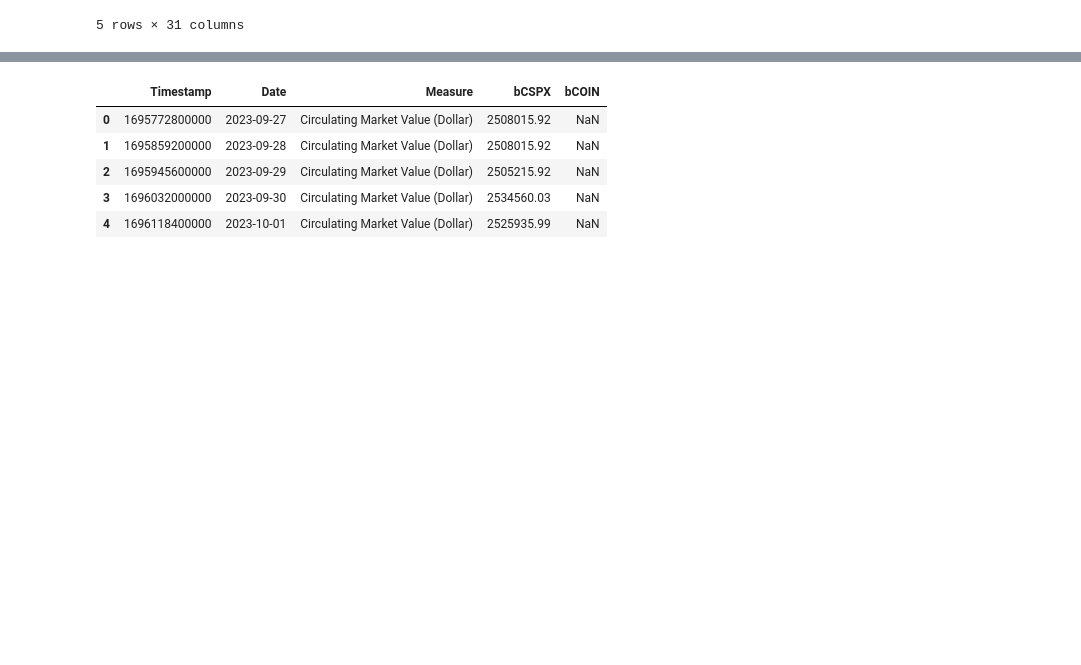
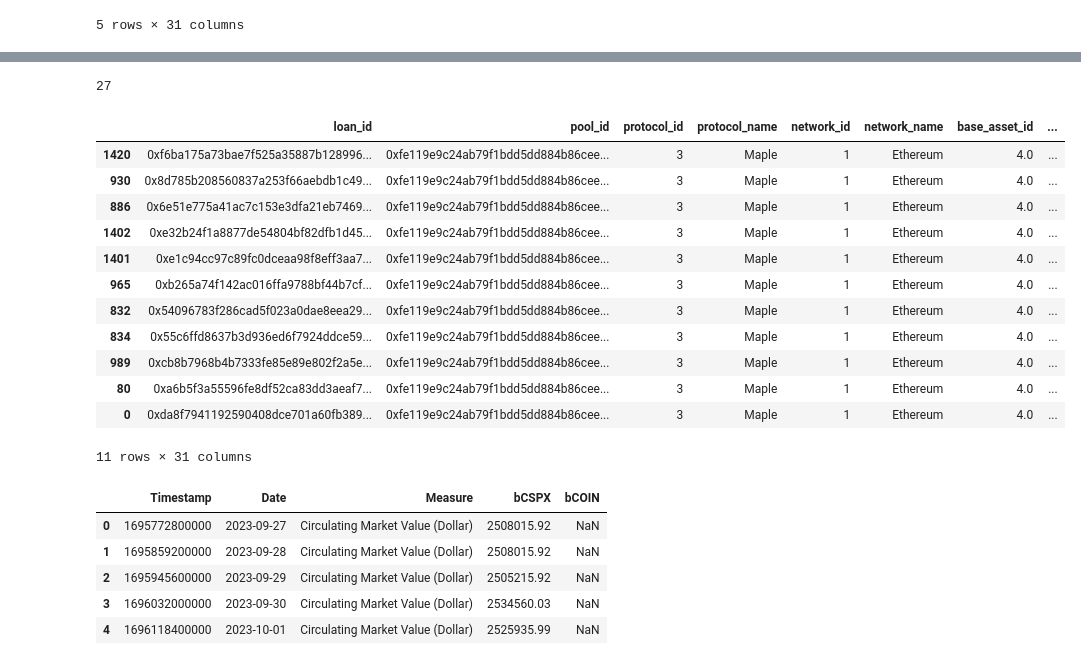
Before and after one commit to robo-advisor-lab/optimizer-dApp, a Jupyter notebook: notebooks/eda.ipynb, the cells around one changed output, grey strips where cells are left out. Drawn from its saved outputs; the diff is of its cells as text; code cells hidden in the pictures; blank space fills up the shorter version.

```diff
--- a/notebooks/eda.ipynb
+++ b/notebooks/eda.ipynb
@@ -197,6 +197,12 @@ rwa_credit_df.head()
 | 2 | 1603152000000 | 2020-10-20 | Outstanding Capital (Dollar) | NaN | NaN | NaN | NaN | NaN | NaN |
 | 3 | 1603238400000 | 2020-10-21 | Outstanding Capital (Dollar) | NaN | NaN | NaN | NaN | NaN | NaN |
 | 4 | 1603324800000 | 2020-10-22 | Outstanding Capital (Dollar) | 53107.91 | NaN | NaN | NaN | NaN | NaN |
+# %%
+rwa_pools_path = '../data/rwa_credit_pools.csv'
+rwa_pools_df = pd.read_csv(rwa_pools_path)
+rwa_pools_df.head()
+
+rwa_pools_df = rwa_pools_df[['pool_id','pool_name']]
 # %%
 rwa_loans_path = '../data/rwa_private_loans.csv'
 rwa_loans_df = pd.read_csv(rwa_loans_path)
@@ -209,3 +215,5 @@ rwa_loans_df.head()
 | 3 | 0x29356f80d6016583c03991cda7dd422... | 0xe9d33286f0e37f517b1204aa6da0855... | 3 | Maple | 1 | Ethereum | 4.0 | ... |
 | 4 | 0x2466f80f4743825fff87e07e43a69b4... | 0xc1dd3f011290f212227170f0d02f511... | 3 | Maple | 1 | Ethereum | 4.0 | ... |
 5 rows × 31 columns
+# %%
+rwa_loans_df = rwa_loans_df.merge(rwa_pools_df, how='left', on='pool_id')
@@ -211,0 +236,13 @@ rwa_loans_df.head()
+# %%
+rwa_loans_df['term_start_timestamp'] = pd.to_datetime(rwa_loans_df['term_start_timestamp'])
+rwa_loans_df['term_end_timestamp'] = pd.to_datetime(rwa_loans_df['term_end_timestamp'])
+
+# Calculate the duration of each loan in years
+rwa_loans_df['loan_duration_years'] = (rwa_loans_df['term_end_timestamp'] - rwa_loans_df['term_start_timestamp']).dt.days / 365.25
+
+# Convert base_interest_rate from percentage to a decimal
+rwa_loans_df['base_interest_rate_decimal'] = rwa_loans_df['base_interest_rate'] / 100
+
+# Calculate the normalized cumulative return for each loan
+rwa_loans_df['normalized_cumulative_return'] = (1 + rwa_loans_df['base_interest_rate_decimal']) ** rwa_loans_df['loan_duration_years']
+rwa_loans_df['cumulative_return'] = rwa_loans_df['normalized_cumulative_return'] - 1
@@ -212,3 +265,24 @@ rwa_loans_df.head()
+# %%
+rwa_loans_df['pool_name'].isna().sum()
+# %% [output]
+27
+# %%
+rwa_loans_df.columns
+rwa_loans_df[rwa_loans_df['pool_id']=='0xfe119e9c24ab79f1bdd5dd884b86ceea2ee75d92'].sort_values(by='funding_open_timestamp')
+# %% [output]
+|  | loan_id | pool_id | protocol_id | protocol_name | network_id | network_name | base_asset_id | ... |
+| 1420 | 0xf6ba175a73bae7f525a35887b128996... | 0xfe119e9c24ab79f1bdd5dd884b86cee... | 3 | Maple | 1 | Ethereum | 4.0 | ... |
+| 930 | 0x8d785b208560837a253f66aebdb1c49... | 0xfe119e9c24ab79f1bdd5dd884b86cee... | 3 | Maple | 1 | Ethereum | 4.0 | ... |
+| 886 | 0x6e51e775a41ac7c153e3dfa21eb7469... | 0xfe119e9c24ab79f1bdd5dd884b86cee... | 3 | Maple | 1 | Ethereum | 4.0 | ... |
+| 1402 | 0xe32b24f1a8877de54804bf82dfb1d45... | 0xfe119e9c24ab79f1bdd5dd884b86cee... | 3 | Maple | 1 | Ethereum | 4.0 | ... |
+| 1401 | 0xe1c94cc97c89fc0dceaa98f8eff3aa7... | 0xfe119e9c24ab79f1bdd5dd884b86cee... | 3 | Maple | 1 | Ethereum | 4.0 | ... |
+| 965 | 0xb265a74f142ac016ffa9788bf44b7cf... | 0xfe119e9c24ab79f1bdd5dd884b86cee... | 3 | Maple | 1 | Ethereum | 4.0 | ... |
+| 832 | 0x54096783f286cad5f023a0dae8eea29... | 0xfe119e9c24ab79f1bdd5dd884b86cee... | 3 | Maple | 1 | Ethereum | 4.0 | ... |
+| 834 | 0x55c6ffd8637b3d936ed6f7924ddce59... | 0xfe119e9c24ab79f1bdd5dd884b86cee... | 3 | Maple | 1 | Ethereum | 4.0 | ... |
+| 989 | 0xcb8b7968b4b7333fe85e89e802f2a5e... | 0xfe119e9c24ab79f1bdd5dd884b86cee... | 3 | Maple | 1 | Ethereum | 4.0 | ... |
+| 80 | 0xa6b5f3a55596fe8df52ca83dd3aeaf7... | 0xfe119e9c24ab79f1bdd5dd884b86cee... | 3 | Maple | 1 | Ethereum | 4.0 | ... |
+| 0 | 0xda8f7941192590408dce701a60fb389... | 0xfe119e9c24ab79f1bdd5dd884b86cee... | 3 | Maple | 1 | Ethereum | 4.0 | ... |
+11 rows × 31 columns
 # %%
 rwa_stocks_path = '../data/rwa_stocks.csv'
 rwa_stocks_df = pd.read_csv(rwa_stocks_path)
```
Also changed, not shown: parts of 5 cells of this notebook, 1 other file.
